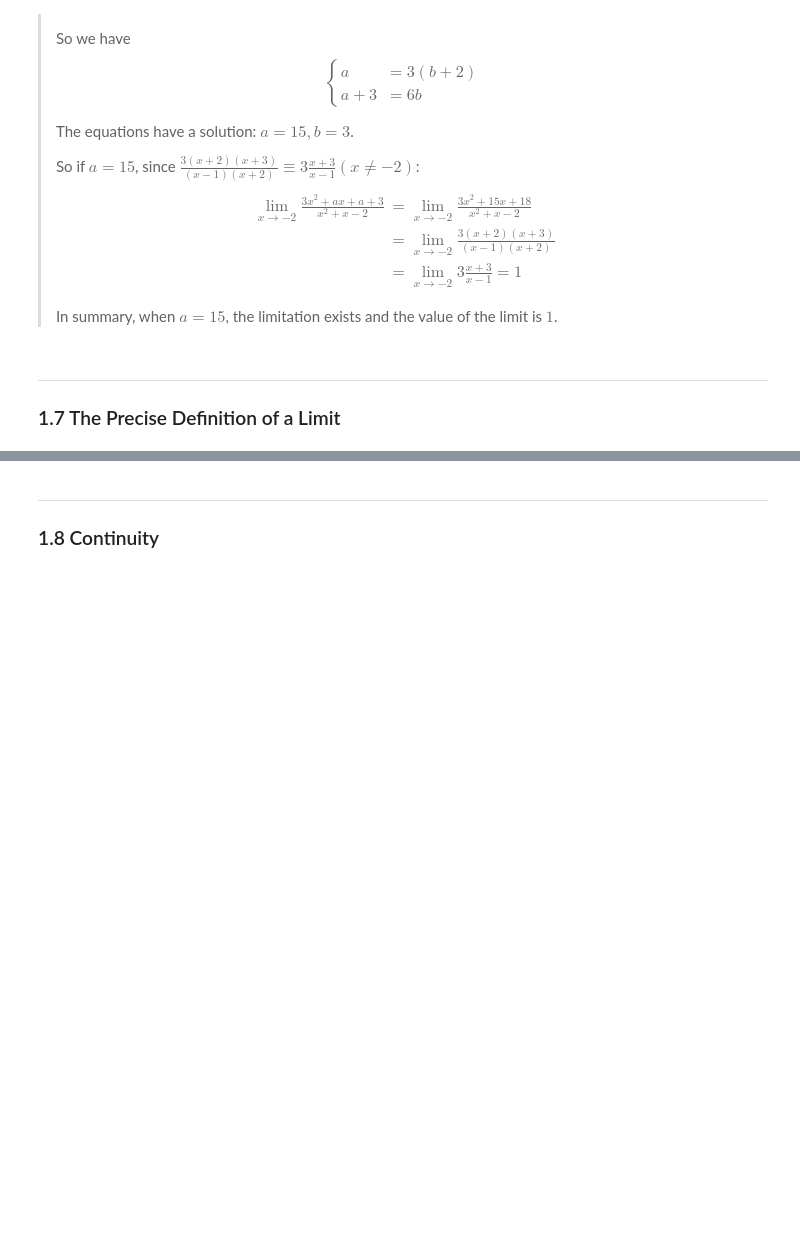
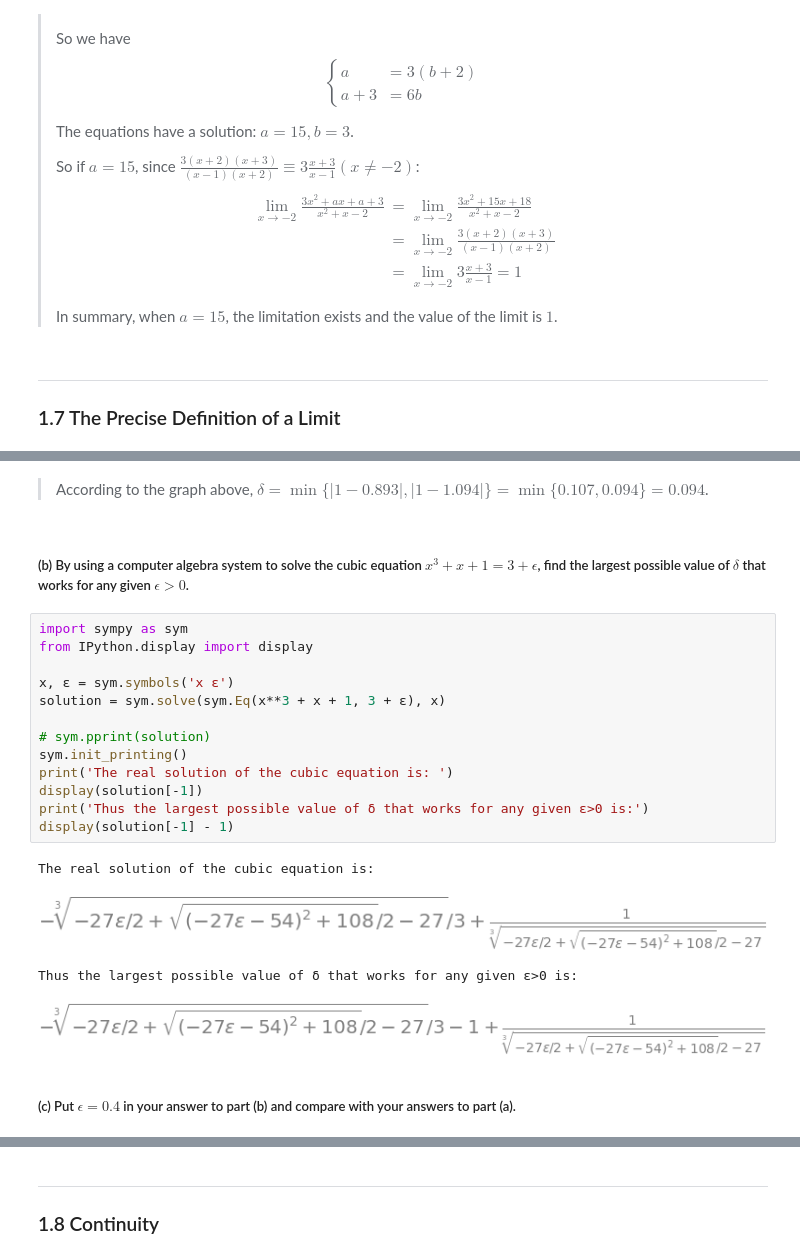
Before and after one commit to Aipss/DiveIntoDeepLearning, a Jupyter notebook: Calculus/Chapter1_Functions-and-Limits.ipynb, the cells around one changed output, grey strips where cells are left out. Drawn from its saved outputs; the diff is of its cells as text; blank space fills up the shorter version.

```diff
--- a/Calculus/Chapter1_Functions-and-Limits.ipynb
+++ b/Calculus/Chapter1_Functions-and-Limits.ipynb
@@ -1421,0 +1488,24 @@ $$ \lim_{x\to -2}\frac{3x^2 + ax + a + 3}{x^2 + x - 2}$$
+# %% [markdown]
+> According to the graph above, $\delta = \min\{|1-0.893|, |1-1.094|\} = \min\{0.107, 0.094\} = 0.094$.
+# %% [markdown]
+##### (b) By using a computer algebra system to solve the cubic equation $x^3 + x + 1 = 3 + \epsilon$, find the largest possible value of $\delta$ that works for any given $\epsilon > 0$.
+# %%
+import sympy as sym
+from IPython.display import display
+
+x, ε = sym.symbols('x ε')
+solution = sym.solve(sym.Eq(x**3 + x + 1, 3 + ε), x)
+
+# sym.pprint(solution)
+sym.init_printing()
+print('The real solution of the cubic equation is: ')
+display(solution[-1])
+print('Thus the largest possible value of δ that works for any given ε>0 is:')
+display(solution[-1] - 1)
+# %% [output]
+The real solution of the cubic equation is:
+[figure, added]
+Thus the largest possible value of δ that works for any given ε>0 is:
+[figure, added]
+# %% [markdown]
+##### (c) Put $\epsilon = 0.4$ in your answer to part (b) and compare with your answers to part (a).
```
Also changed, not shown: parts of 28 cells of this notebook, 1 other file.
